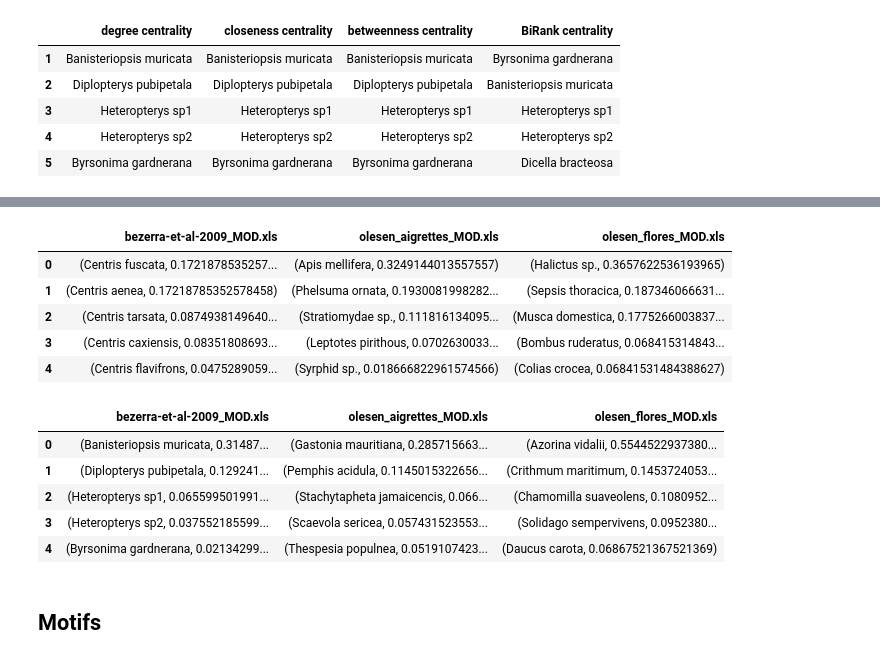
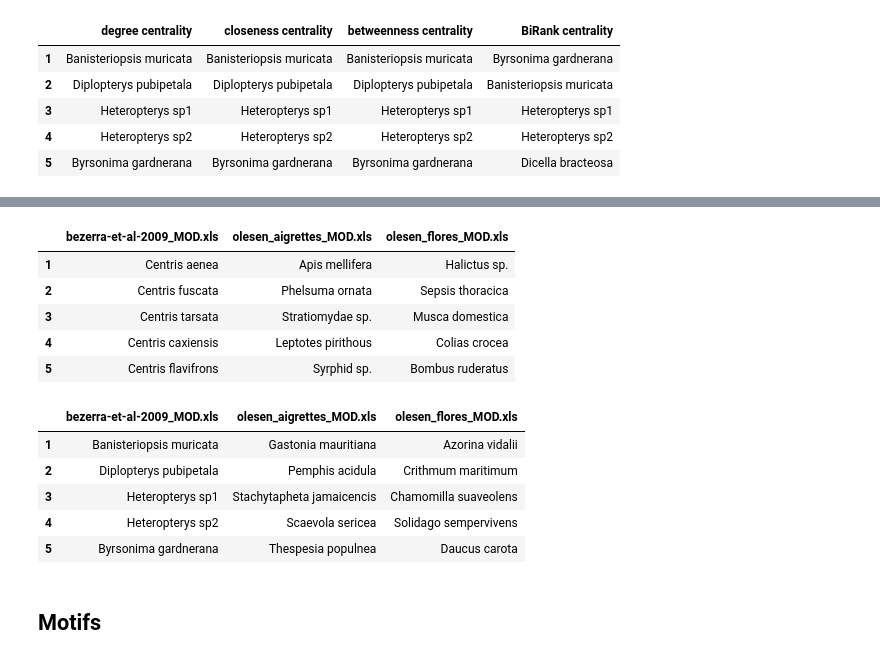
Before and after one commit to gdapian/LfN_project, a Jupyter notebook: src/Plant-pollinator-project.ipynb, the cells around one changed output, grey strips where cells are left out. Saved outputs shown, nothing was run; the diff lists cells and outputs as text; code cells hidden in the pictures.

```diff
--- a/src/Plant-pollinator-project.ipynb
+++ b/src/Plant-pollinator-project.ipynb
@@ -86,41 +86,46 @@ utils.plot_centrality_graph(G, pol, BI, size=False, max_node_size=MAX_NODE_SIZE)
 PATHS, FILE_NAMES = utils.load_paths(DATA_FOLDER)
 Graphs, pollinators, plants = utils.build_all_graphs(PATHS)
 # %%
+# Computes the top K pollinators and plants among all the datasets
 top_K_pol = []
 top_K_pla = []
-for i in range(1, len(Graphs)):
+for i in range(len(Graphs)):
     _, c = utils.compute_centralities(Graphs[i])
 
-    c_pol = {node : c[node] for node in nx.bipartite.sets(Graphs[i])[0]}
-    c_pla = {node : c[node] for node in nx.bipartite.sets(Graphs[i])[1]}
+    c_pol = {node : c[node] for node in nx.bipartite.sets(Graphs[i])[0]} # get the centrality value  for pollinators
+    c_pla = {node : c[node] for node in nx.bipartite.sets(Graphs[i])[1]} # get the centrality value  for plants
 
-    c_pol = sorted(c_pol.items(), key=lambda x: x[1], reverse=True )
-    c_pla = sorted(c_pla.items(), key=lambda x: x[1], reverse=True )
+    c_pol = sorted(c_pol.items(), key=lambda x: x[1], reverse=True )     # sort nodes according to their centrality value
+    c_pla = sorted(c_pla.items(), key=lambda x: x[1], reverse=True )     # from the highest to the lowest
+
+    # Consider just the node's name
+    c_pol = [element[0] for element in c_pol]
+    c_pla = [element[0] for element in c_pla]
 
     top_K_pol.append(c_pol[0:K])
     top_K_pla.append(c_pla[0:K])
 # %%
 # Top K pollinators among all the datasets
-d = {name : col for name, col in zip(FILE_NAMES[1:], top_K_pol)}
-pd.DataFrame(data=d)
+d = {name : col for name, col in zip(FILE_NAMES, top_K_pol)}
+pd.DataFrame(data=d, index=range(1, K+1))
 # %% [output]
 |  | bezerra-et-al-2009_MOD.xls | olesen_aigrettes_MOD.xls | olesen_flores_MOD.xls |
-| 0 | (Centris fuscata, 0.1721878535257... | (Apis mellifera, 0.3249144013557557) | (Halictus sp., 0.3657622536193965) |
-| 1 | (Centris aenea, 0.17218785352578458) | (Phelsuma ornata, 0.1930081998282... | (Sepsis thoracica, 0.187346066631... |
-| 2 | (Centris tarsata, 0.0874938149640... | (Stratiomydae sp., 0.111816134095... | (Musca domestica, 0.1775266003837... |
-| 3 | (Centris caxiensis, 0.08351808693... | (Leptotes pirithous, 0.0702630033... | (Bombus ruderatus, 0.068415314843... |
-| 4 | (Centris flavifrons, 0.0475289059... | (Syrphid sp., 0.018666822961574566) | (Colias crocea, 0.06841531484388627) |
+| 1 | Centris aenea | Apis mellifera | Halictus sp. |
+| 2 | Centris fuscata | Phelsuma ornata | Sepsis thoracica |
+| 3 | Centris tarsata | Stratiomydae sp. | Musca domestica |
+| 4 | Centris caxiensis | Leptotes pirithous | Colias crocea |
+| 5 | Centris flavifrons | Syrphid sp. | Bombus ruderatus |
 # %%
 # Top K plants among all the datasets
-d = {name : col for name, col in zip(FILE_NAMES[1:], top_K_pla)}
-pd.DataFrame(data=d)
+d = {name : col for name, col in zip(FILE_NAMES, top_K_pla)}
+pd.DataFrame(data=d, index=range(1, K+1))
 # %% [output]
 |  | bezerra-et-al-2009_MOD.xls | olesen_aigrettes_MOD.xls | olesen_flores_MOD.xls |
-| 0 | (Banisteriopsis muricata, 0.31487... | (Gastonia mauritiana, 0.285715663... | (Azorina vidalii, 0.5544522937380... |
-| 1 | (Diplopterys pubipetala, 0.129241... | (Pemphis acidula, 0.1145015322656... | (Crithmum maritimum, 0.1453724053... |
-| 2 | (Heteropterys sp1, 0.065599501991... | (Stachytapheta jamaicencis, 0.066... | (Chamomilla suaveolens, 0.1080952... |
-| 3 | (Heteropterys sp2, 0.037552185599... | (Scaevola sericea, 0.057431523553... | (Solidago sempervivens, 0.0952380... |
-| 4 | (Byrsonima gardnerana, 0.02134299... | (Thespesia populnea, 0.0519107423... | (Daucus carota, 0.06867521367521369) |
+| 1 | Banisteriopsis muricata | Gastonia mauritiana | Azorina vidalii |
+| 2 | Diplopterys pubipetala | Pemphis acidula | Crithmum maritimum |
+| 3 | Heteropterys sp1 | Stachytapheta jamaicencis | Chamomilla suaveolens |
+| 4 | Heteropterys sp2 | Scaevola sericea | Solidago sempervivens |
+| 5 | Byrsonima gardnerana | Thespesia populnea | Daucus carota |
 # %% [markdown]
 ## Motifs
 # %% [markdown]
```
Also changed, not shown: parts of 6 cells of this notebook, 3 other files.
